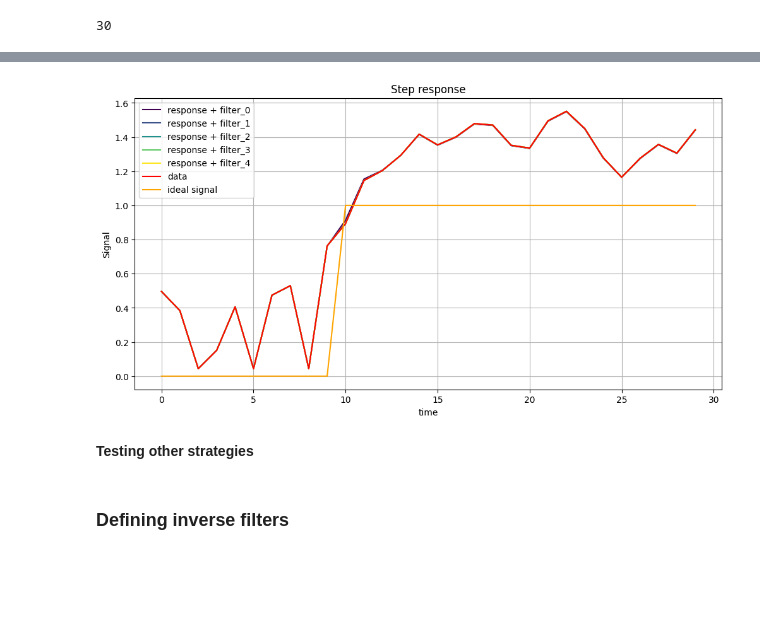
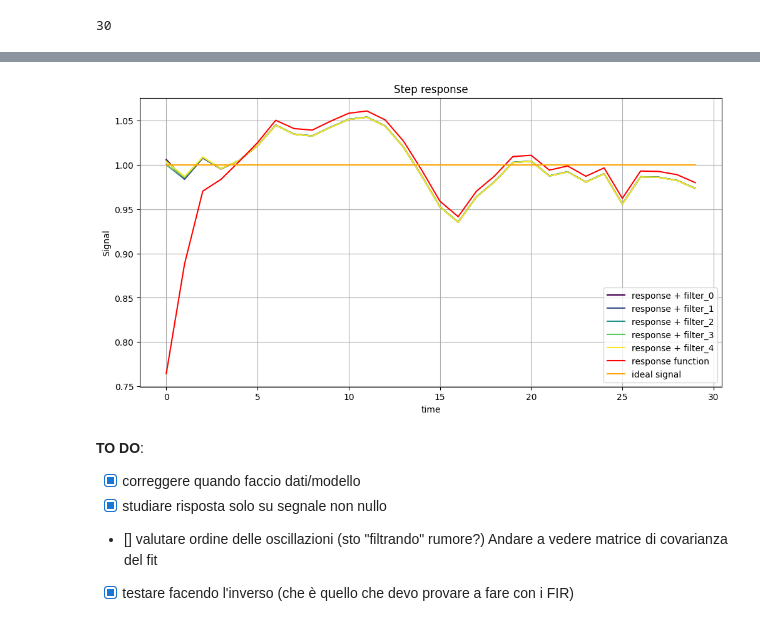
Before and after one commit to ElStabilini/cryoscope_tests, a Jupyter notebook: IIR_analysis.ipynb, the cells around one changed output, grey strips where cells are left out. Saved outputs shown, nothing was run; the diff lists cells and outputs as text; code cells hidden in the pictures; blank space fills up the shorter version.

Commit message:
added inverse application of filter

```diff
--- a/IIR_analysis.ipynb
+++ b/IIR_analysis.ipynb
@@ -122,5 +112,5 @@ def residuals(params, t, data):
 # %%
-initial_guess = [1, 10, 1]
+initial_guess = [1, 1, 1]
 t = np.arange(0,30,1)
 step_response = result_svg_no_dem[4].step_response["D1"][0:30]
 print(len(step_response))
@@ -164,0 +159,21 @@ The article used 3 - 5 filters for this reason I should iterate this study on II
+# %%
+def step(t):
+    return np.ones_like(t)
+
+def model(params, t):
+    g, tau, A = params
+    return g * (1 + A * np.exp(-t / tau)) * step(t)  # exp(-t/tau)
+
+
+def residuals(params, t, data):
+    return model(params, t) - data
+
+
+def filter(params, t):
+    g, tau, A = params
+    return g * (1 + A * np.exp(-t/ tau))
+# %%
+initial_guess = [1, 1, 1]
+t = np.arange(0, 30, 1)
+step_response = result_svg_no_dem[4].step_response["D1"][10:40]
+print(len(step_response))
@@ -165,28 +218,30 @@ The article used 3 - 5 filters for this reason I should iterate this study on II
 # %%
-init_guess = [1,10,1]
+init_guess = [1, 1, 1]
 results = []
 responses = []
 
 for i in range(5):
-    result = least_squares(residuals, initial_guess, args=(t, step_response)) #calcolo LSO
-    results.append(result) #immagazzino risultato
-    #init_guess = results[i].x #update init guess con stima da fit precedente
-    step_response = step_response/model(result.x,t) #reference data update
-    responses.append(step_response) #store data at each iteration
+    result = least_squares(
+        residuals, initial_guess, args=(t, step_response)
+    )  # calcolo LSO
+    results.append(result)  # immagazzino risultato
+    step_response = step_response / filter(result.x, t)  # reference data update
+    responses.append(step_response)  # store data at each iteration
 # %%
+step_response = result_svg_no_dem[4].step_response["D1"][10:40]
 colors = plt.cm.viridis(np.linspace(0, 1, len(responses)))
 
 plt.figure(figsize=(12, 6))
 
 for i, resp in enumerate(responses):
-    plt.plot(t, resp, color = colors[i], label=f"response + filter_{i}" )
-plt.plot(t, step_response, color = "red", label='data')
-plt.plot(t, step(t), color = "orange", label="ideal signal" )
+    plt.plot(t, resp, color=colors[i], label=f"response + filter_{i}")
+plt.plot(step_response, color="red", label="response function")
+plt.plot(t, step(t), color="orange", label="ideal signal")
 plt.xlabel("time")
 plt.ylabel("Signal")
 plt.title("Step response")
 plt.legend()
 plt.grid()
 plt.show()
 # %% [output]
-[figure, old version]
+[figure, new version]
@@ -197,4 +248,6 @@ result = least_squares(residuals, init_guess, args=(t, new_ref))
-# %% [markdown]
-**Testing other strategies**
-# %% [markdown]
-### Defining inverse filters
+# %% [markdown]
+**TO DO**:
+- [X] correggere quando faccio dati/modello
+- [X] studiare risposta solo su segnale non nullo
+- [] valutare ordine delle oscillazioni (sto "filtrando" rumore?) Andare a vedere matrice di covarianza del fit
+- [X] testare facendo l'inverso (che è quello che devo provare a fare con i FIR)
```
Also changed, not shown: parts of 14 cells of this notebook, 1 other file.
